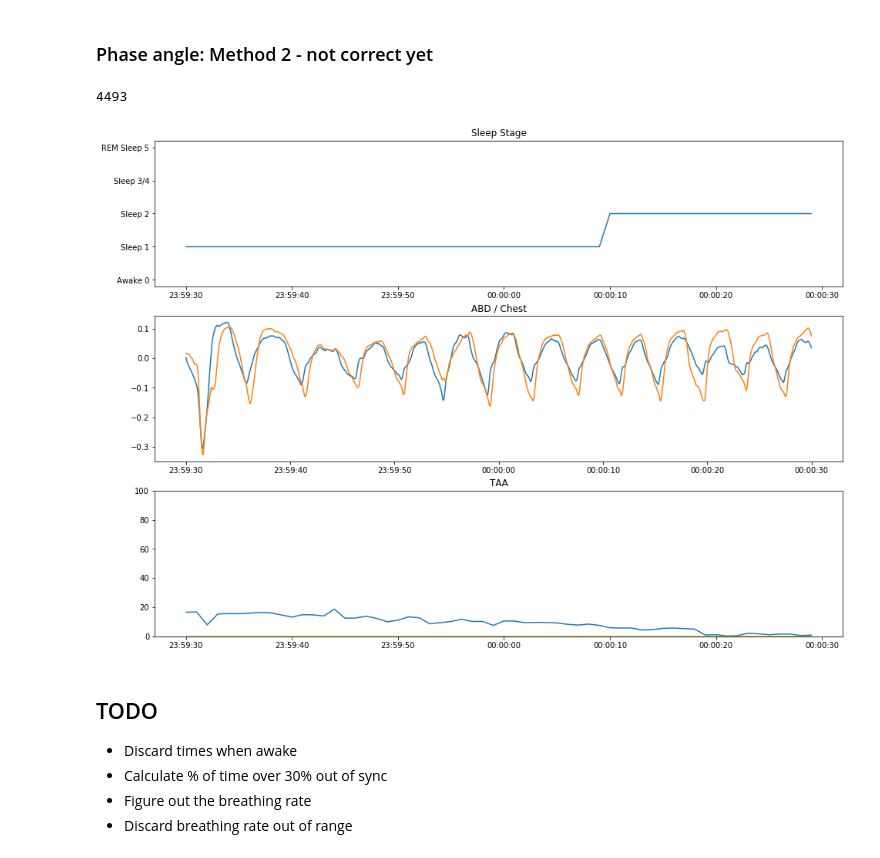
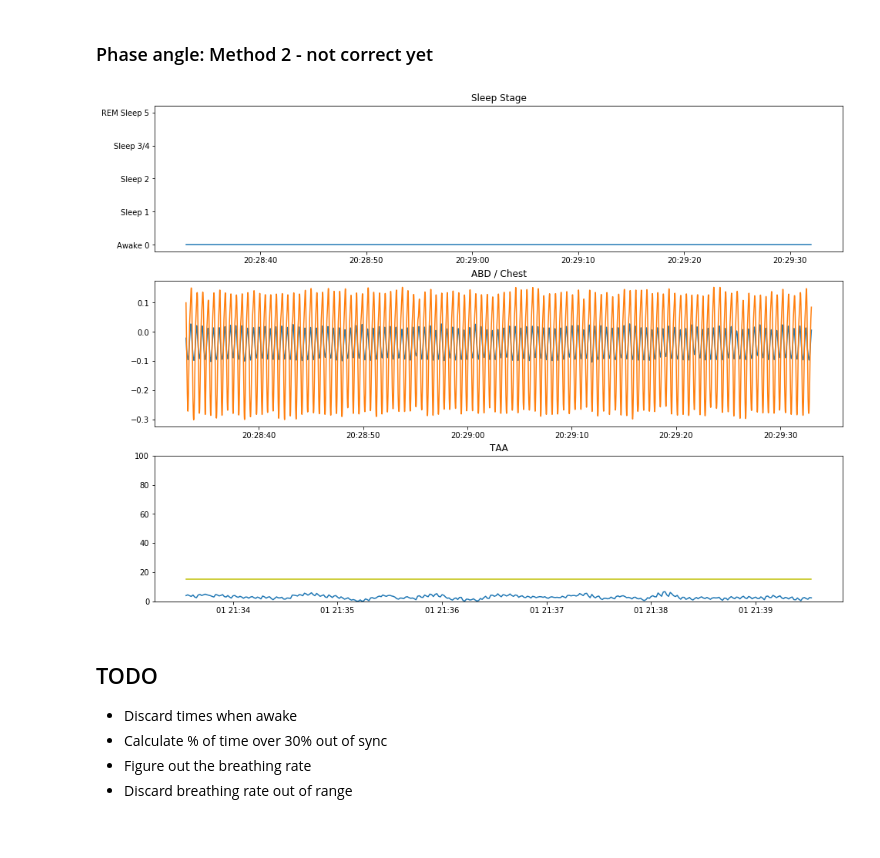
Before and after one commit to jonathanbranam/aisdb, a Jupyter notebook: FirstReadEDF.ipynb, the cells around one changed output. Saved outputs shown, nothing was run; the diff lists cells and outputs as text; code cells hidden in the pictures.

```diff
--- a/FirstReadEDF.ipynb
+++ b/FirstReadEDF.ipynb
@@ -41,7 +47,7 @@ from taa_calc import (
 # %%
-f = pyedflib.EdfReader('local-data/chat-baseline-300004.edf')
+f = pyedflib.EdfReader(f'local-data/chat/polysomnography/edfs/baseline/chat-baseline-{edf_id}.edf')
 # %%
-with open('./local-data/chat-baseline-300004-nsrr.xml') as fp:
+with open(f'./local-data/chat/polysomnography/annotations-events-nsrr/baseline//chat-baseline-{edf_id}-nsrr.xml') as fp:
     annot = BeautifulSoup(fp)
 # %%
 f.samplefrequency(51)
@@ -90,3 +96,8 @@ annot_duration
 sigs = read_edf_signals(f, ['ABD', 'Chest'])
 f._close()
 #sigs = read_edf_signals_file('local-data/chat-baseline-300004.edf', ['ABD', 'Chest', 'SAO2'])
+# %%
+freqs = get_edf_frequencies(f, ['ABD', 'Chest'])
+assert freqs[0] == freqs[1]
+freq = freqs[0]
+freq
@@ -93,2 +106,2 @@ f._close()
 # %%
-abd, chest = preprocess(sigs[0], sigs[1])
+abd, chest = preprocess(sigs[0], sigs[1], orig_freq=freq)
@@ -183,20 +231,16 @@ Issues:
 * Math from stack overflow - need to verify
 # %% [markdown]
 ### Phase angle: Method 2 - not correct yet
-# %%
-np.sum(taa_valid == 16)
-# %% [output]
-4493
 # %%
 #chart_taa(start_time=11_530, window_len=60)
 # 13_560 looks weird. Jumps too high too early
 # 14_600 looks like TAA is ahead of the breathing problem
 # 14_900 looks TAA delayed again
-chart_taa(start_time=14_780, window_len=60,
+chart_taa(start_time=780, window_len=60,
          abd=abd, chest=chest, taa=taa, taa_freq=taa_freq,
          taa_valid=taa_valid, stages=stages, start_dt=start_dt)
 # %% [output]
-[figure, old version]
+[figure, new version]
 # %% [markdown]
 ## TODO
 
```
Also changed, not shown: parts of 32 cells of this notebook, 2 other files.
